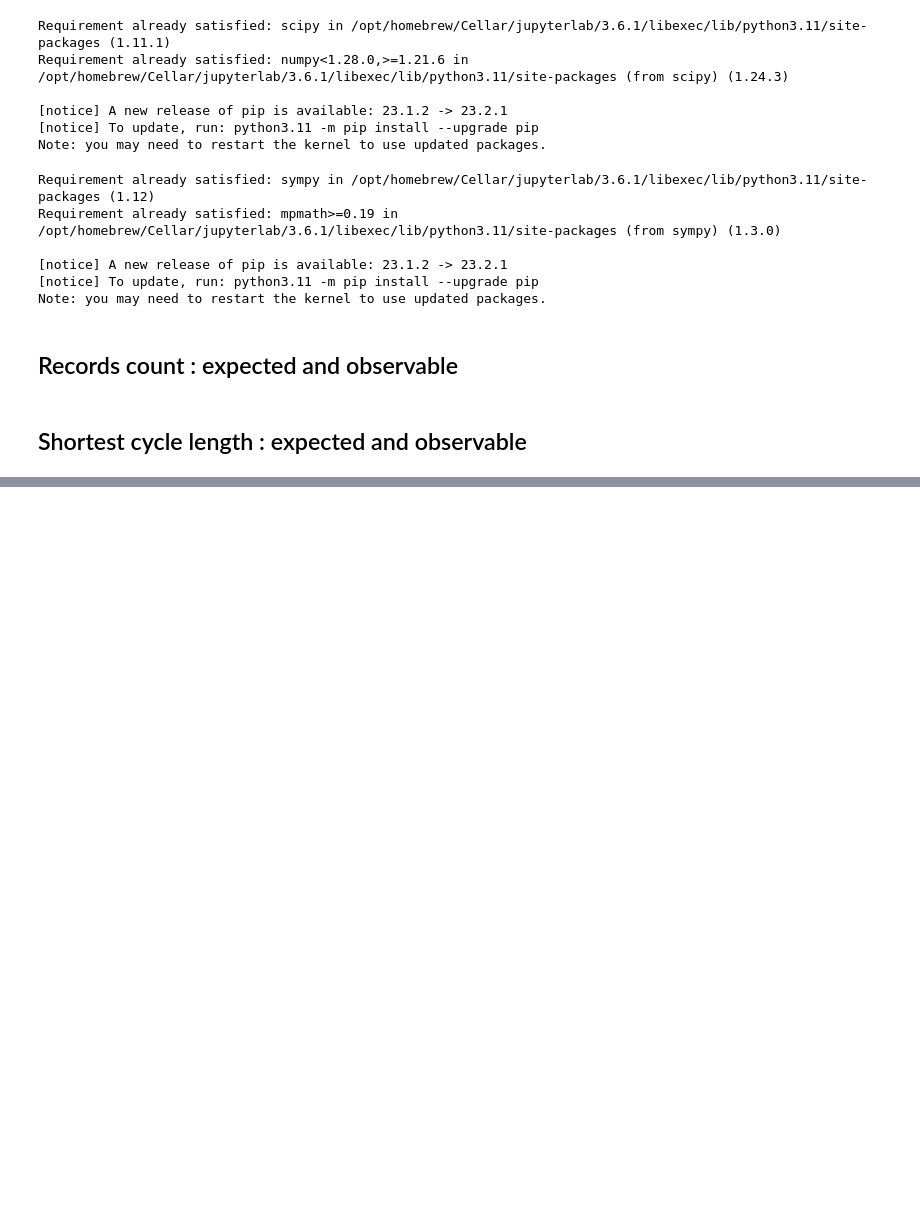
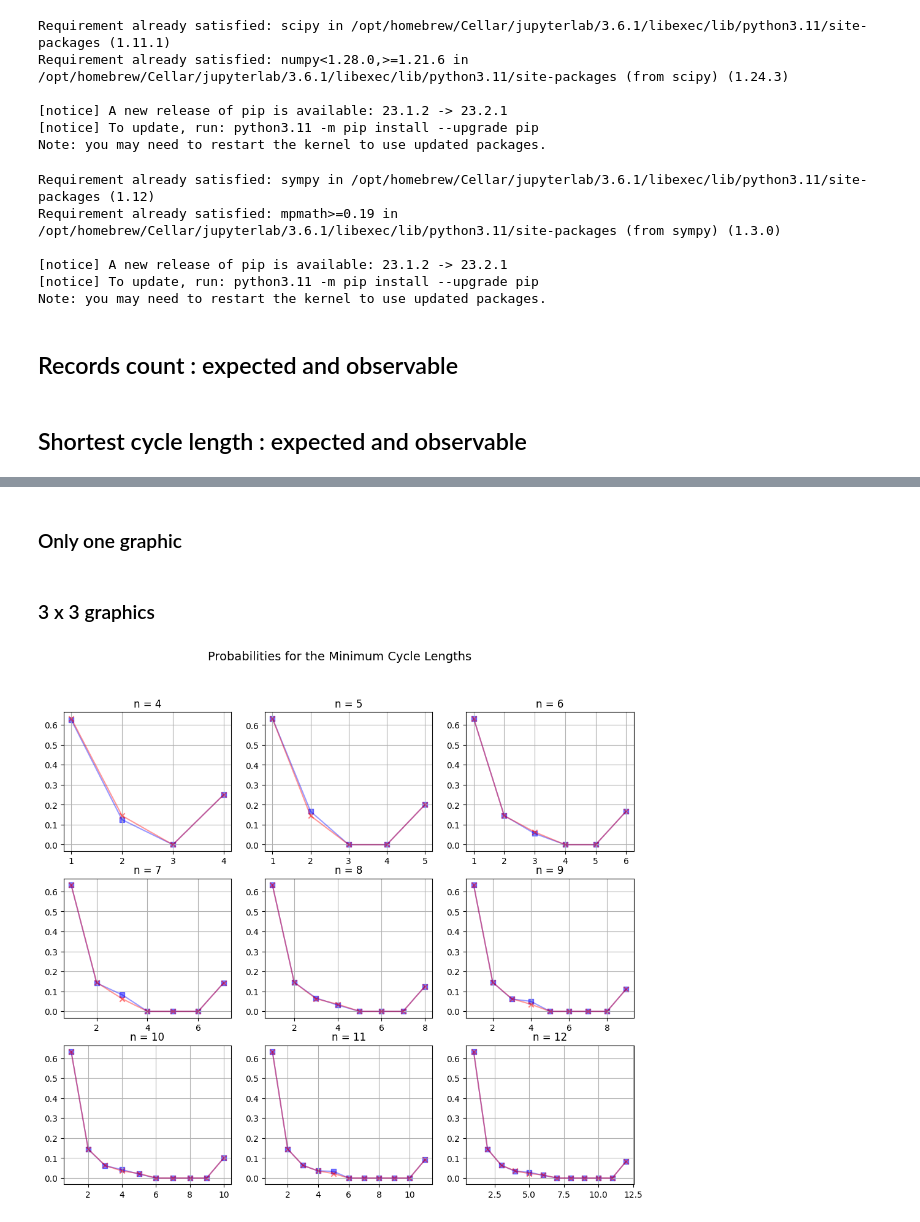
Before and after one commit to kirtsar/summerschool23_shift, a Jupyter notebook: code/nemova/cryptoschool-summer-2023.ipynb, the cells around one changed output, grey strips where cells are left out. Cells and saved outputs as stored; diff of their text form; code cells hidden in the pictures; blank space fills up the shorter version.

Commit message:
added cycle length nth coef computing (full) + graphics

```diff
--- a/code/nemova/cryptoschool-summer-2023.ipynb
+++ b/code/nemova/cryptoschool-summer-2023.ipynb
@@ -103,6 +116,24 @@ def analyze_cycle_length(selection, n):
     exp = np.trim_zeros(np.sort(exp))
 
     return chisquare(f_obs=ob, f_exp=exp)
+# %%
+def form(array, n):
+    array = np.array([float(i) for i in array])
+    return np.array(array)
+
+def compare_formulas(n_1, n_2):
+    inf, coef = [0] * n_2, [0] * n_1
+    for i in range(floor(n_1 / 2)):
+        coef[i] = get_polynom_for_cycle_length(i, n_1)
+    for i in range(floor(n_2 / 2)):
+        inf[i] = inf_short_cycle_length(i, n_2)
+    coef[n_1-1] = get_polynom_for_cycle_length(n_1-1, n_1)
+    inf[n_2-1] = inf_short_cycle_length(n_2-1, n_2)
+
+    inf = form(inf, n_2)
+    coef = form(coef, n_1)
+
+    return (inf, coef)
 # %%
 selection = gen_selection_for_permutation_group(2_000, 10)
 analyze_cycle_length(selection, 10)
@@ -110,0 +142,2 @@ Power_divergenceResult(statistic=0.002757623530555431, pvalue=0.999999978779357)
+# %% [markdown]
+### Only one graphic
@@ -110,0 +158,25 @@ Power_divergenceResult(statistic=0.002757623530555431, pvalue=0.999999978779357)
+# %% [markdown]
+### 3 x 3 graphics
+# %%
+figure, axis = plt.subplots(3, 3, figsize=(12, 10))
+figure.suptitle('Probabilities for the Minimum Cycle Lengths', fontsize=14)
+
+for i in range(3):
+    for j in range(3):
+        n = i*3 + j + 4
+        (inf, coef) = compare_formulas(n, n)
+
+        x = np.array([i for i in range(1, len(coef) + 1)])
+
+        axis[i, j].scatter(x, coef, c='b', marker='s', label='Got \"n\" from coefficients', alpha=0.5)
+        axis[i, j].plot(x, coef, c='b', alpha=0.4)
+
+        axis[i, j].scatter(x, inf, c='r', marker='x', label='Limit of \"n\" to infinity', alpha=0.5)
+        axis[i, j].plot(x, inf, c='r', alpha=0.4)
+
+        axis[i, j].grid()
+        axis[i, j].set_title("n = {}".format(n))
+
+plt.show()
+# %% [output]
+[figure, added]
```
Also changed, not shown: parts of 8 cells of this notebook.
